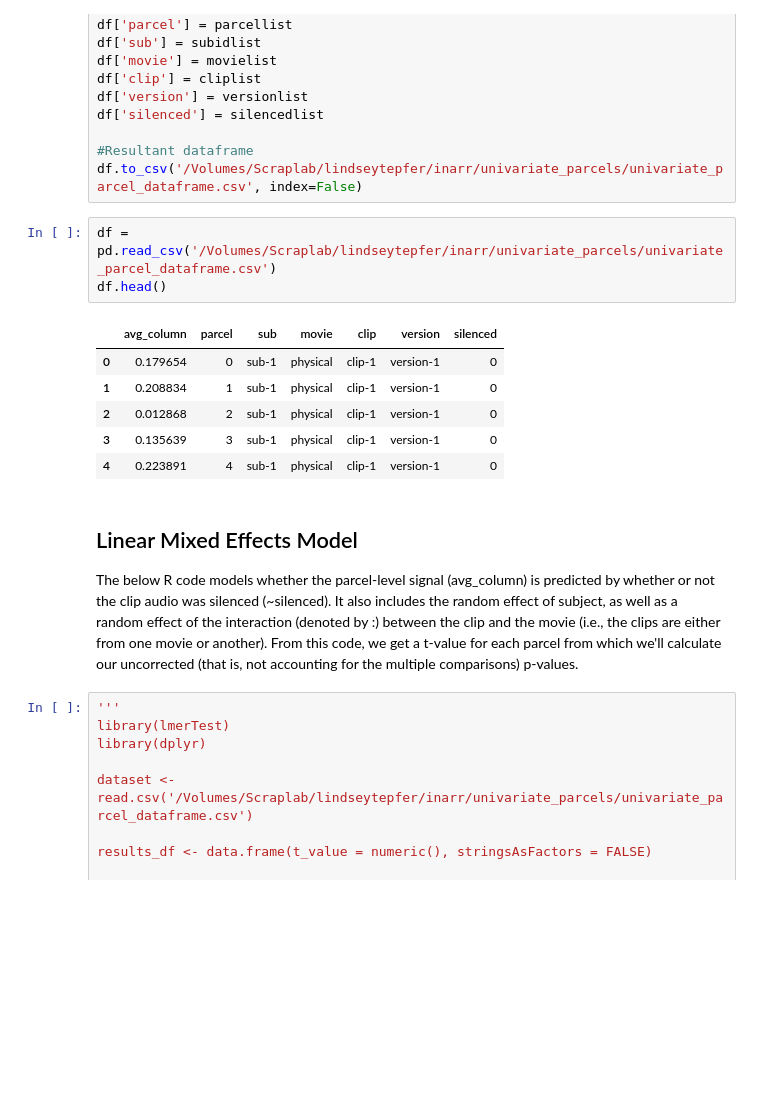
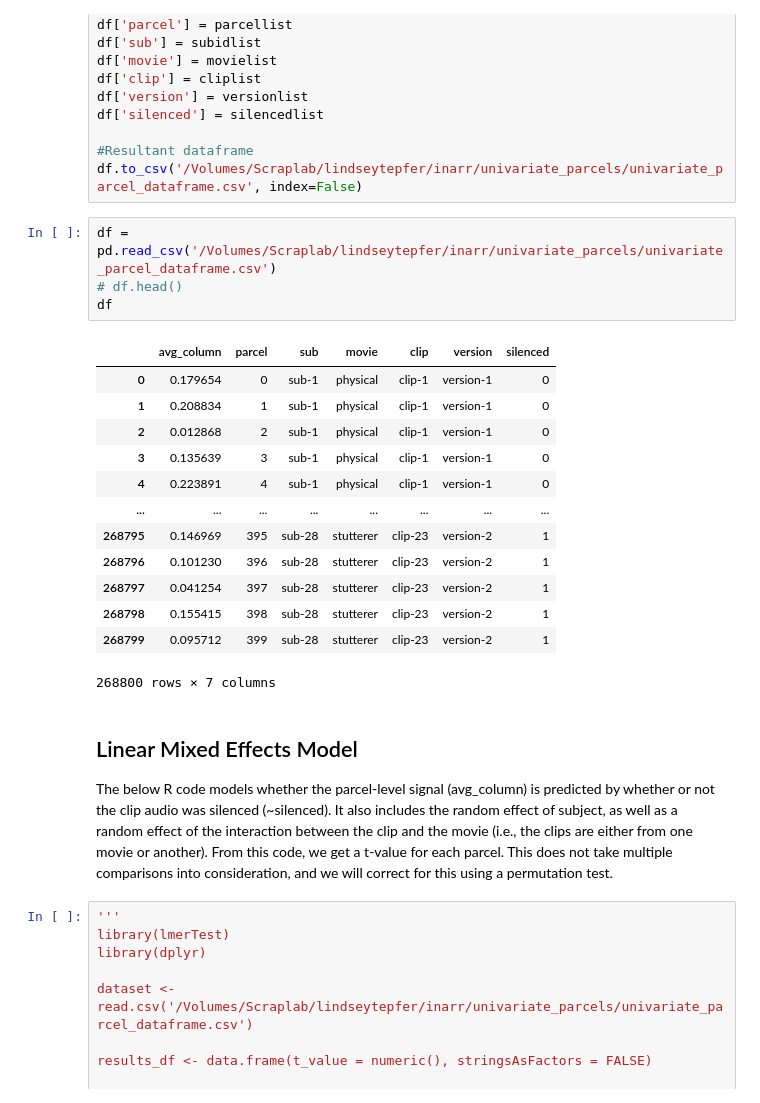
Before and after one commit to lindseytepfer/internal_narratives, a Jupyter notebook: analysis/2_univariate_analysis.ipynb, the cells around one changed output. Drawn from its saved outputs; the diff is of its cells as text; blank space fills up the shorter version.

```diff
--- a/analysis/2_univariate_analysis.ipynb
+++ b/analysis/2_univariate_analysis.ipynb
@@ -107,17 +107,25 @@ df['silenced'] = silencedlist
 df.to_csv('/Volumes/Scraplab/lindseytepfer/inarr/univariate_parcels/univariate_parcel_dataframe.csv', index=False)
 # %%
 df = pd.read_csv('/Volumes/Scraplab/lindseytepfer/inarr/univariate_parcels/univariate_parcel_dataframe.csv')
-df.head()
+# df.head()
+df
 # %% [output]
 |  | avg_column | parcel | sub | movie | clip | version | silenced |
 | 0 | 0.179654 | 0 | sub-1 | physical | clip-1 | version-1 | 0 |
 | 1 | 0.208834 | 1 | sub-1 | physical | clip-1 | version-1 | 0 |
 | 2 | 0.012868 | 2 | sub-1 | physical | clip-1 | version-1 | 0 |
 | 3 | 0.135639 | 3 | sub-1 | physical | clip-1 | version-1 | 0 |
 | 4 | 0.223891 | 4 | sub-1 | physical | clip-1 | version-1 | 0 |
+| ... | ... | ... | ... | ... | ... | ... | ... |
+| 268795 | 0.146969 | 395 | sub-28 | stutterer | clip-23 | version-2 | 1 |
+| 268796 | 0.101230 | 396 | sub-28 | stutterer | clip-23 | version-2 | 1 |
+| 268797 | 0.041254 | 397 | sub-28 | stutterer | clip-23 | version-2 | 1 |
+| 268798 | 0.155415 | 398 | sub-28 | stutterer | clip-23 | version-2 | 1 |
+| 268799 | 0.095712 | 399 | sub-28 | stutterer | clip-23 | version-2 | 1 |
+268800 rows × 7 columns
 # %% [markdown]
 ## <font color='black'>Linear Mixed Effects Model
-The below R code models whether the parcel-level signal (avg_column) is predicted by whether or not the clip audio was silenced (~silenced). It also includes the random effect of subject, as well as a random effect of the interaction (denoted by :) between the clip and the movie (i.e., the clips are either from one movie or another). From this code, we get a t-value for each parcel from which we'll calculate our uncorrected (that is, not accounting for the multiple comparisons) p-values.</font>
+The below R code models whether the parcel-level signal (avg_column) is predicted by whether or not the clip audio was silenced (~silenced). It also includes the random effect of subject, as well as a random effect of the interaction between the clip and the movie (i.e., the clips are either from one movie or another). From this code, we get a t-value for each parcel. This does not take multiple comparisons into consideration, and we will correct for this using a permutation test.</font>
 # %%
 '''
 library(lmerTest)
```
Also changed, not shown: parts of 5 cells of this notebook.
